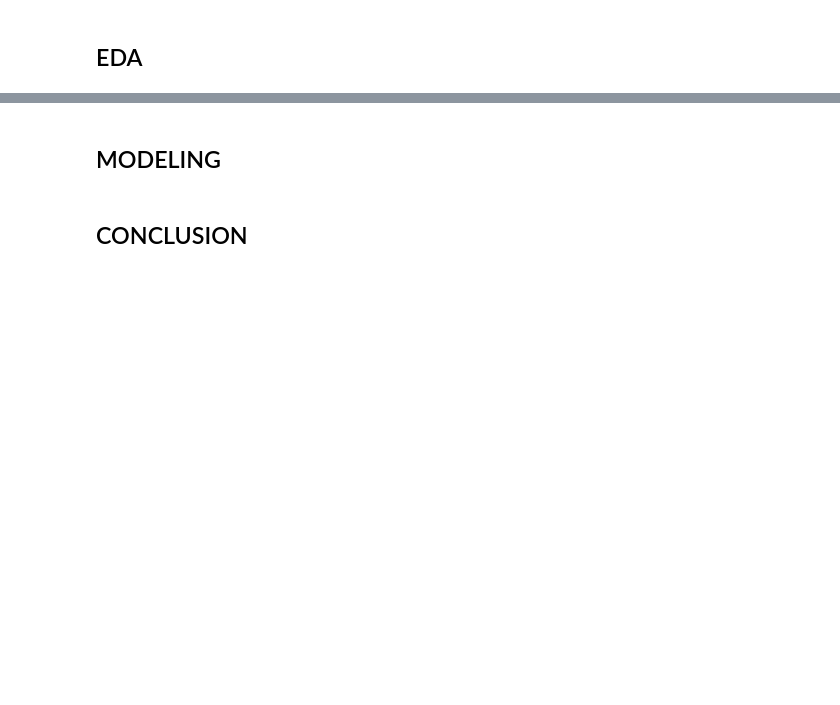
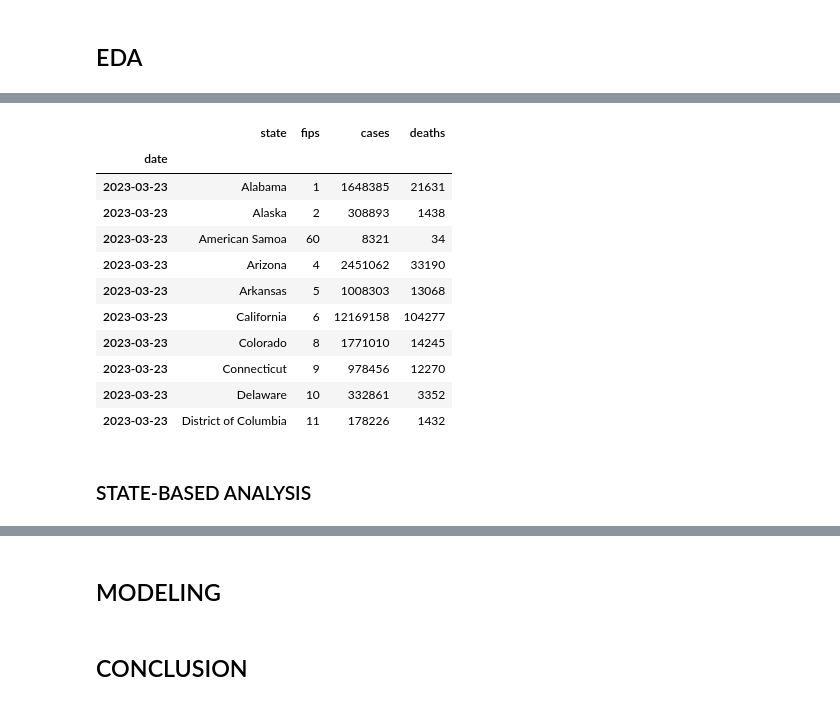
Before and after one commit to nathsteve13/datascience_demo_2025, a Jupyter notebook: data_science_notebook.ipynb, the cells around one changed output, grey strips where cells are left out. Drawn from its saved outputs; the diff is of its cells as text; code cells hidden in the pictures; blank space fills up the shorter version.

```diff
--- a/data_science_notebook.ipynb
+++ b/data_science_notebook.ipynb
@@ -6,0 +69,18 @@
+# %%
+current_df = df.loc[df.index.max()]
+current_df.head(10)
+# %% [output]
+|  | state | fips | cases | deaths |
+| date |  |  |  |  |
+| 2023-03-23 | Alabama | 1 | 1648385 | 21631 |
+| 2023-03-23 | Alaska | 2 | 308893 | 1438 |
+| 2023-03-23 | American Samoa | 60 | 8321 | 34 |
+| 2023-03-23 | Arizona | 4 | 2451062 | 33190 |
+| 2023-03-23 | Arkansas | 5 | 1008303 | 13068 |
+| 2023-03-23 | California | 6 | 12169158 | 104277 |
+| 2023-03-23 | Colorado | 8 | 1771010 | 14245 |
+| 2023-03-23 | Connecticut | 9 | 978456 | 12270 |
+| 2023-03-23 | Delaware | 10 | 332861 | 3352 |
+| 2023-03-23 | District of Columbia | 11 | 178226 | 1432 |
+# %% [markdown]
+### STATE-BASED ANALYSIS
```
Also changed, not shown: parts of 17 cells of this notebook.
